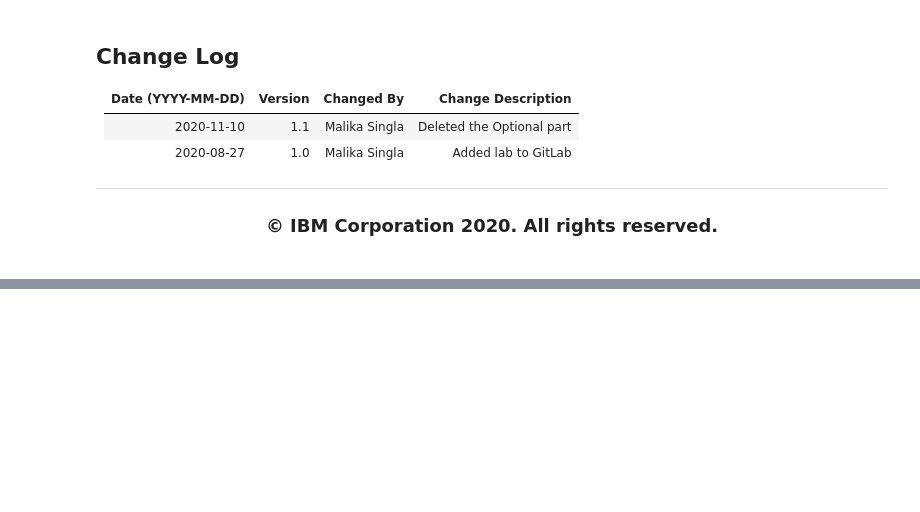
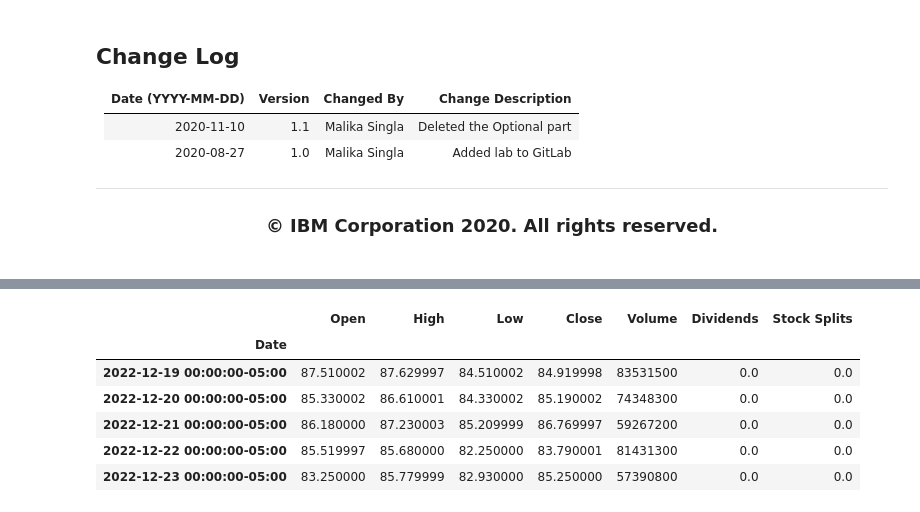
Before and after one commit to DesmondKu/Python_Project_IBM, a Jupyter notebook: Extract_Stock_Data.ipynb, the cells around one changed output, grey strips where cells are left out. Cells and saved outputs as stored; diff of their text form; code cells hidden in the pictures; blank space fills up the shorter version.

```diff
--- a/Extract_Stock_Data.ipynb
+++ b/Extract_Stock_Data.ipynb
@@ -176,3 +176,7 @@ Azim Hirjani
 ## <h3 align="center"> © IBM Corporation 2020. All rights reserved. <h3/>
 
 <p>
+# %%
+amzn = yf.Ticker("AMZN")
+amzn_info=amzn.info
+amzn_info
@@ -178,0 +201,11 @@ Azim Hirjani
+# %%
+amzn_volume = amzn.history(period = 'max')
+amzn_volume.tail()
+# %% [output]
+|  | Open | High | Low | Close | Volume | Dividends | Stock Splits |
+| Date |  |  |  |  |  |  |  |
+| 2022-12-19 00:00:00-05:00 | 87.510002 | 87.629997 | 84.510002 | 84.919998 | 83531500 | 0.0 | 0.0 |
+| 2022-12-20 00:00:00-05:00 | 85.330002 | 86.610001 | 84.330002 | 85.190002 | 74348300 | 0.0 | 0.0 |
+| 2022-12-21 00:00:00-05:00 | 86.180000 | 87.230003 | 85.209999 | 86.769997 | 59267200 | 0.0 | 0.0 |
+| 2022-12-22 00:00:00-05:00 | 85.519997 | 85.680000 | 82.250000 | 83.790001 | 81431300 | 0.0 | 0.0 |
+| 2022-12-23 00:00:00-05:00 | 83.250000 | 85.779999 | 82.930000 | 85.250000 | 57390800 | 0.0 | 0.0 |
```
Also changed, not shown: parts of 2 cells of this notebook, 2 other files.
